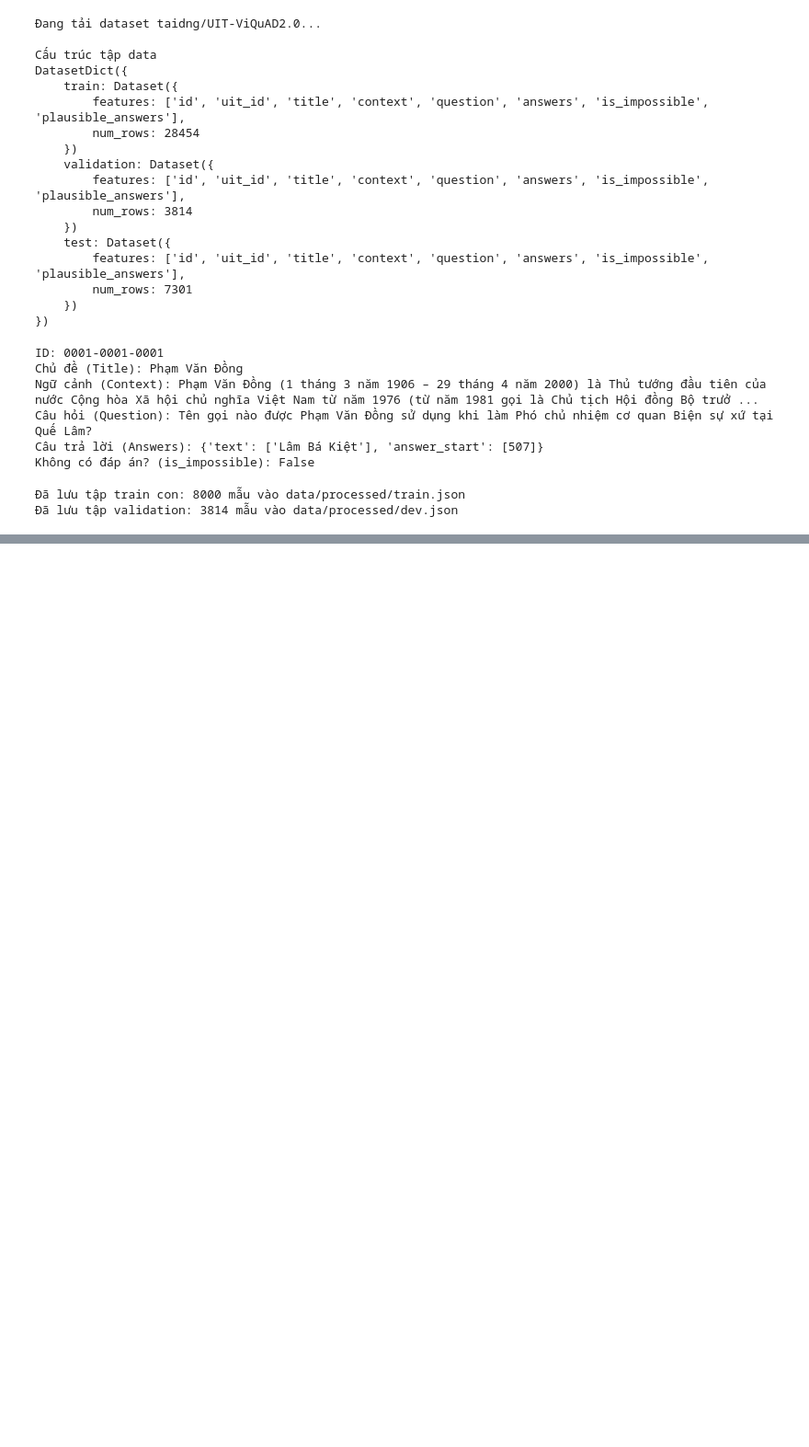
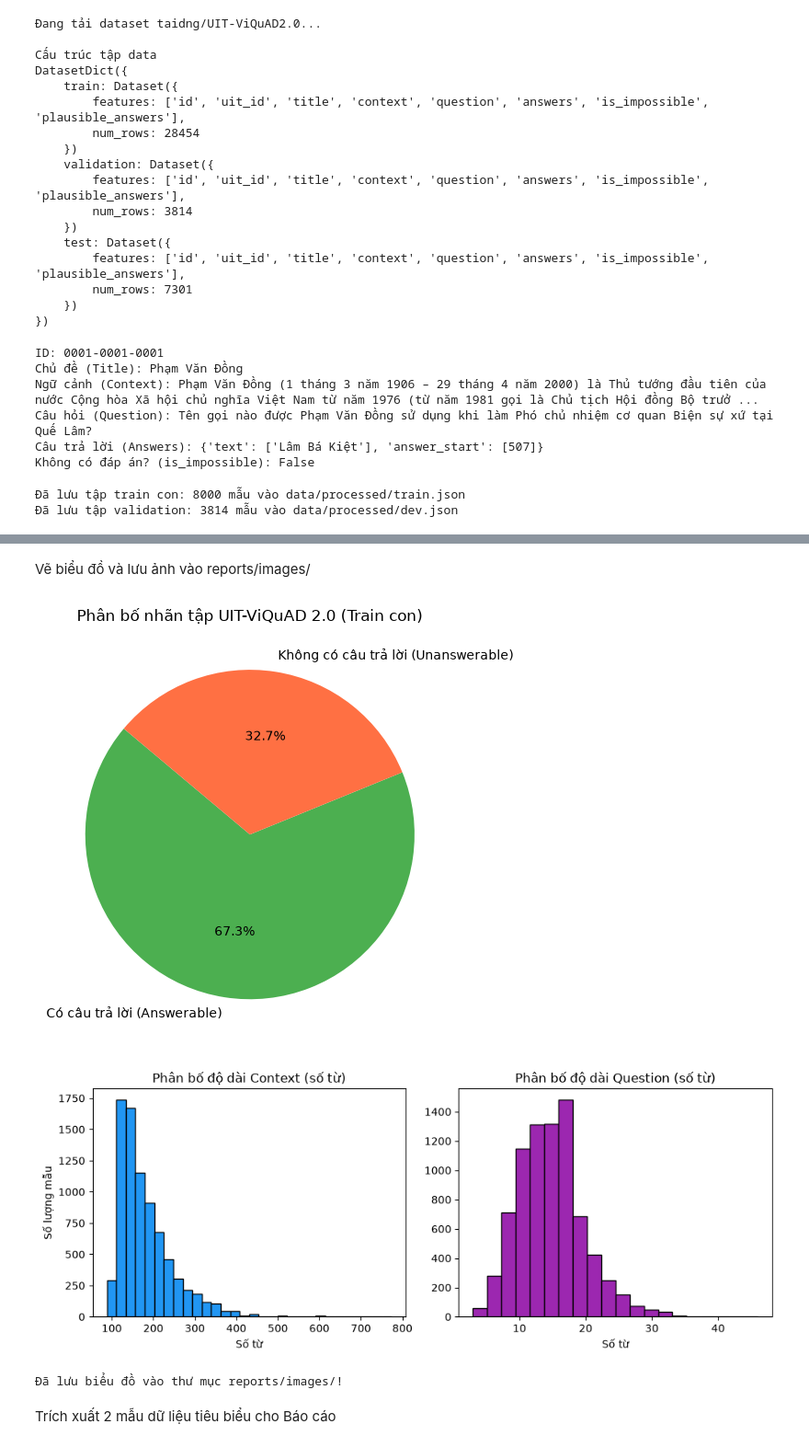
Before and after one commit to HaVuHongPhuc/Vietnamese_Extractive_Question_Answering_on_UIT_ViQuAD_2.0_Project, a Jupyter notebook: notebooks/01_eda_data_exploration.ipynb, the cells around one changed output, grey strips where cells are left out. Shown at 92% size. Drawn from its saved outputs; the diff is of its cells as text; code cells hidden in the pictures; blank space fills up the shorter version.

Commit message:
DONE - Tải dataset và lọc tập con - tính độ dài câu, tỉ lệ answerable/unanswerable và vẽ biểu đồ phân bố

```diff
--- a/notebooks/01_eda_data_exploration.ipynb
+++ b/notebooks/01_eda_data_exploration.ipynb
@@ -93,0 +145,11 @@ print(f"Đã lưu tập validation: {len(val_subset)} mẫu vào data/processed/
+# %%
+# Tính số từ (word count) của từng trường
+df_train['context_word_count'] = df_train['context'].apply(lambda x: len(x.split()))
+df_train['question_word_count'] = df_train['question'].apply(lambda x: len(x.split()))
+
+print("Thống kê độ dài từ (word count) của tập train")
+print("Độ dài Ngữ cảnh - Context:")
+print(df_train['context_word_count'].describe()[['min', 'mean', 'max', '50%']])
+
+print("\nĐộ dài Câu hỏi - Question:")
+print(df_train['question_word_count'].describe()[['min', 'mean', 'max', '50%']])
@@ -93,0 +171,39 @@ print(f"Đã lưu tập validation: {len(val_subset)} mẫu vào data/processed/
+# %% [markdown]
+Vẽ biểu đồ và lưu ảnh vào reports/images/
+# %%
+os.makedirs("../reports/images", exist_ok=True)
+
+# 1. Vẽ biểu đồ tròn phân bố tỷ lệ nhãn
+plt.figure(figsize=(6, 5))
+labels = ['Có câu trả lời (Answerable)', 'Không có câu trả lời (Unanswerable)']
+sizes = [train_counts.get(False, 0), train_counts.get(True, 0)]
+colors = ['#4CAF50', '#FF7043']
+plt.pie(sizes, labels=labels, autopct='%1.1f%%', startangle=140, colors=colors)
+plt.title("Phân bố nhãn tập UIT-ViQuAD 2.0 (Train con)")
+plt.tight_layout()
+plt.savefig("../reports/images/label_distribution.png", dpi=300)
+plt.show()
+
+# 2. Vẽ biểu đồ phân bố độ dài ngữ cảnh và câu hỏi
+plt.figure(figsize=(10, 4))
+plt.subplot(1, 2, 1)
+plt.hist(df_train['context_word_count'], bins=30, color='#2196F3', edgecolor='black')
+plt.title("Phân bố độ dài Context (số từ)")
+plt.xlabel("Số từ")
+plt.ylabel("Số lượng mẫu")
+
+plt.subplot(1, 2, 2)
+plt.hist(df_train['question_word_count'], bins=20, color='#9C27B0', edgecolor='black')
+plt.title("Phân bố độ dài Question (số từ)")
+plt.xlabel("Số từ")
+plt.tight_layout()
+plt.savefig("../reports/images/length_distribution.png", dpi=300)
+plt.show()
+
+print("Đã lưu biểu đồ vào thư mục reports/images/!")
+# %% [output]
+[figure, added]
+[figure, added]
+Đã lưu biểu đồ vào thư mục reports/images/!
+# %% [markdown]
+Trích xuất 2 mẫu dữ liệu tiêu biểu cho Báo cáo
```
Also changed, not shown: parts of 6 cells of this notebook, 2 other files.
